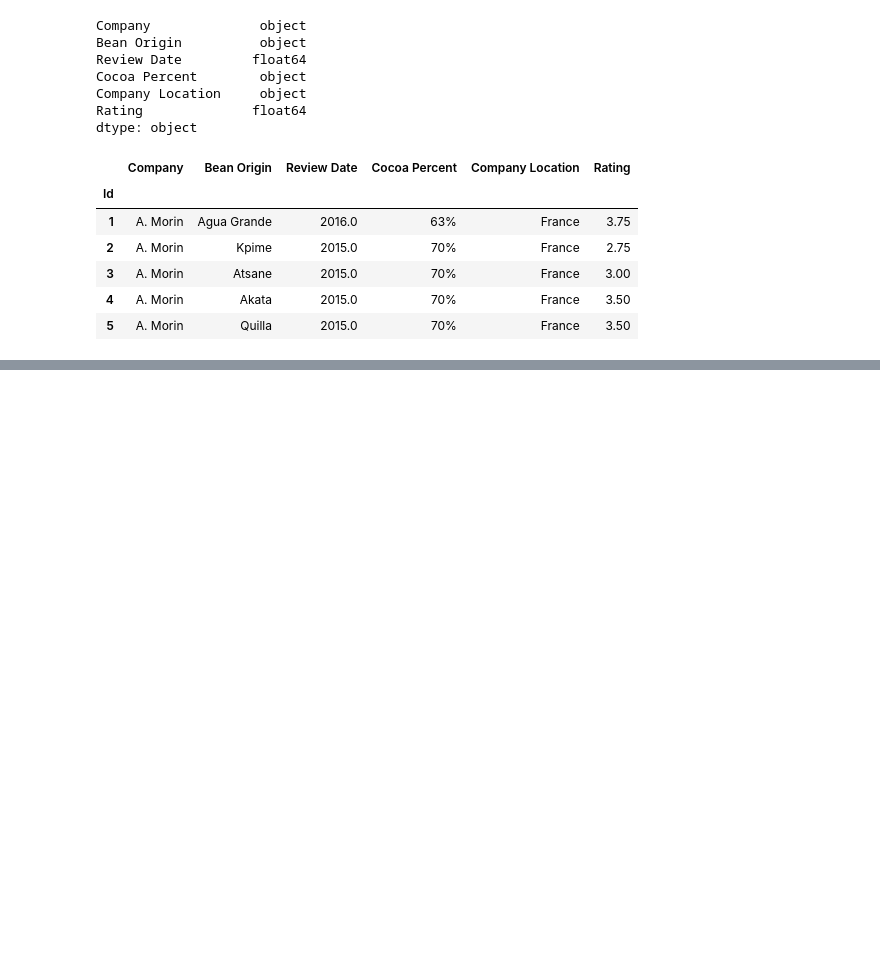
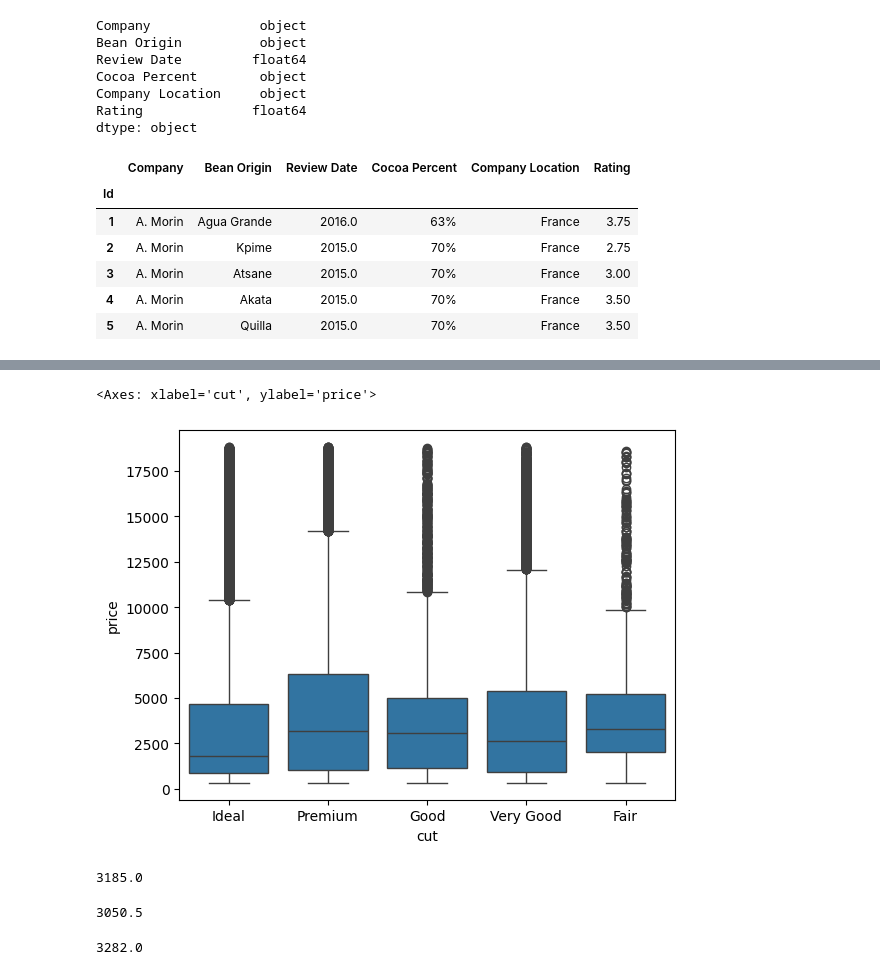
Before and after one commit to Harshit1234G/Python-for-Data-Science, a Jupyter notebook: week 3/assignment.ipynb, the cells around one changed output, grey strips where cells are left out. Cells and saved outputs as stored; diff of their text form; code cells hidden in the pictures; blank space fills up the shorter version.

```diff
--- a/week 3/assignment.ipynb
+++ b/week 3/assignment.ipynb
@@ -71,0 +104,2 @@ flavors.head()
+# %%
+diamond = pd.read_csv('diamond.csv')
@@ -71,0 +139,17 @@ flavors.head()
+# %%
+sns.boxplot(data= diamond, y= 'price', x= 'cut')
+# %% [output]
+<Axes: xlabel='cut', ylabel='price'>
+[figure, added]
+# %%
+diamond.price[diamond.cut == 'Premium'].median()
+# %% [output]
+3185.0
+# %%
+diamond.price[diamond.cut == 'Good'].median()
+# %% [output]
+3050.5
+# %%
+diamond.price[diamond.cut == 'Fair'].median()
+# %% [output]
+3282.0
```
Also changed, not shown: parts of 11 cells of this notebook, 6 other files.
